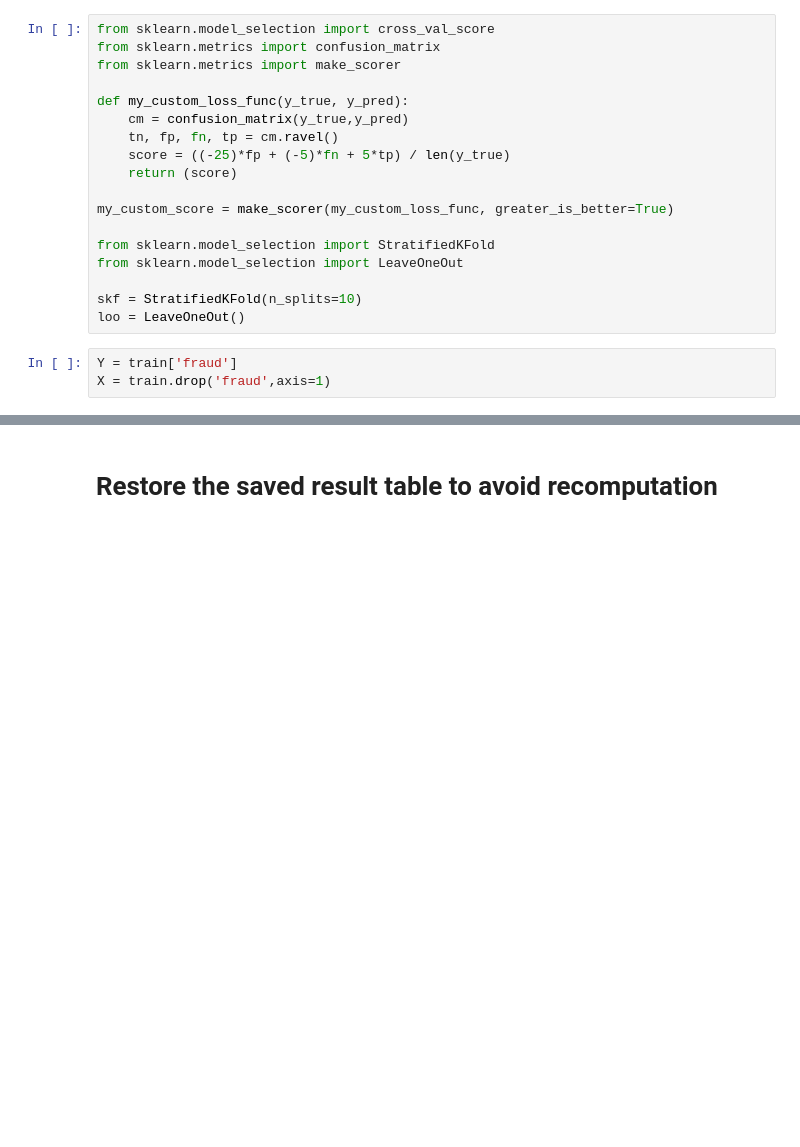
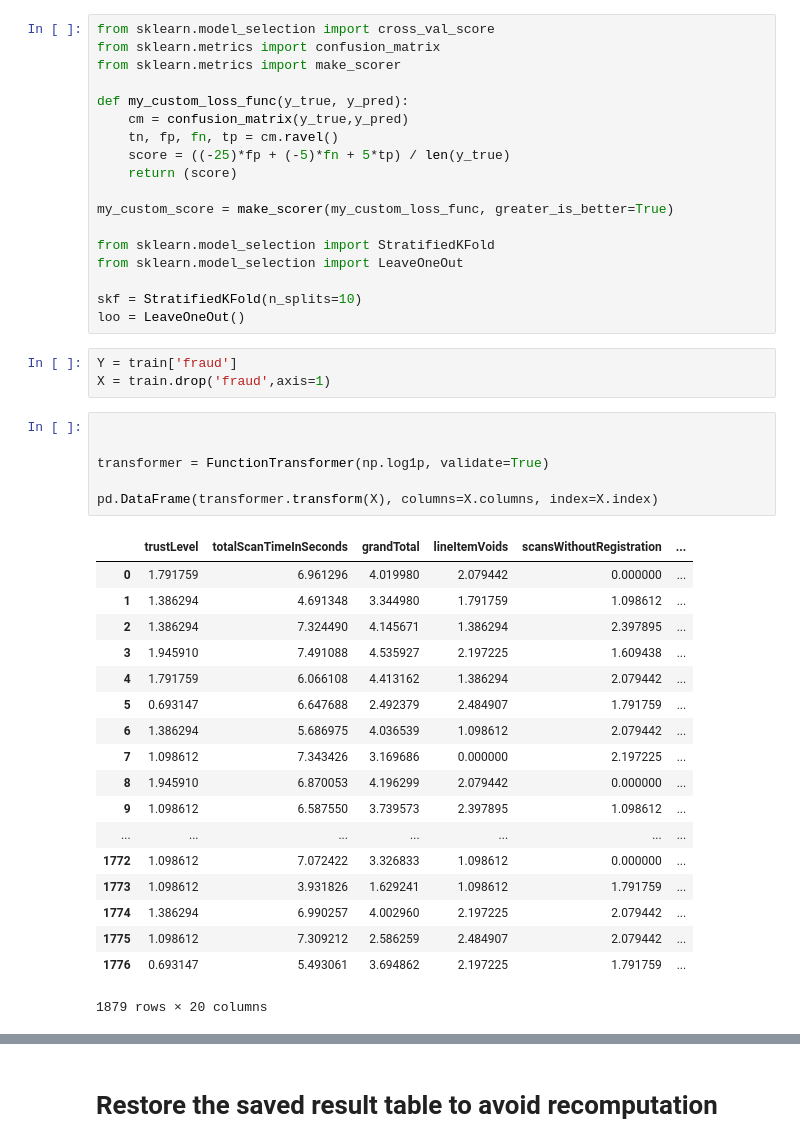
Before and after one commit to anhmt90/data-mining-cup, a Jupyter notebook: models/Model performance comparison - Only Training Set.ipynb, the cells around one changed output, grey strips where cells are left out. Drawn from its saved outputs; the diff is of its cells as text; blank space fills up the shorter version.

```diff
--- a/models/Model performance comparison - Only Training Set.ipynb
+++ b/models/Model performance comparison - Only Training Set.ipynb
@@ -348,6 +365,31 @@ loo = LeaveOneOut()
 # %%
 Y = train['fraud']
 X = train.drop('fraud',axis=1)
+# %%
+
+
+transformer = FunctionTransformer(np.log1p, validate=True)
+
+pd.DataFrame(transformer.transform(X), columns=X.columns, index=X.index)
+# %% [output]
+|  | trustLevel | totalScanTimeInSeconds | grandTotal | lineItemVoids | scansWithoutRegistration | ... |
+| 0 | 1.791759 | 6.961296 | 4.019980 | 2.079442 | 0.000000 | ... |
+| 1 | 1.386294 | 4.691348 | 3.344980 | 1.791759 | 1.098612 | ... |
+| 2 | 1.386294 | 7.324490 | 4.145671 | 1.386294 | 2.397895 | ... |
+| 3 | 1.945910 | 7.491088 | 4.535927 | 2.197225 | 1.609438 | ... |
+| 4 | 1.791759 | 6.066108 | 4.413162 | 1.386294 | 2.079442 | ... |
+| 5 | 0.693147 | 6.647688 | 2.492379 | 2.484907 | 1.791759 | ... |
+| 6 | 1.386294 | 5.686975 | 4.036539 | 1.098612 | 2.079442 | ... |
+| 7 | 1.098612 | 7.343426 | 3.169686 | 0.000000 | 2.197225 | ... |
+| 8 | 1.945910 | 6.870053 | 4.196299 | 2.079442 | 0.000000 | ... |
+| 9 | 1.098612 | 6.587550 | 3.739573 | 2.397895 | 1.098612 | ... |
+| ... | ... | ... | ... | ... | ... | ... |
+| 1772 | 1.098612 | 7.072422 | 3.326833 | 1.098612 | 0.000000 | ... |
+| 1773 | 1.098612 | 3.931826 | 1.629241 | 1.098612 | 1.791759 | ... |
+| 1774 | 1.386294 | 6.990257 | 4.002960 | 2.197225 | 2.079442 | ... |
+| 1775 | 1.098612 | 7.309212 | 2.586259 | 2.484907 | 2.079442 | ... |
+| 1776 | 0.693147 | 5.493061 | 3.694862 | 2.197225 | 1.791759 | ... |
+1879 rows × 20 columns
 # %%
 import time
 from sklearn.feature_selection import SelectKBest
```
Also changed, not shown: parts of 6 cells of this notebook, 1 other file.
